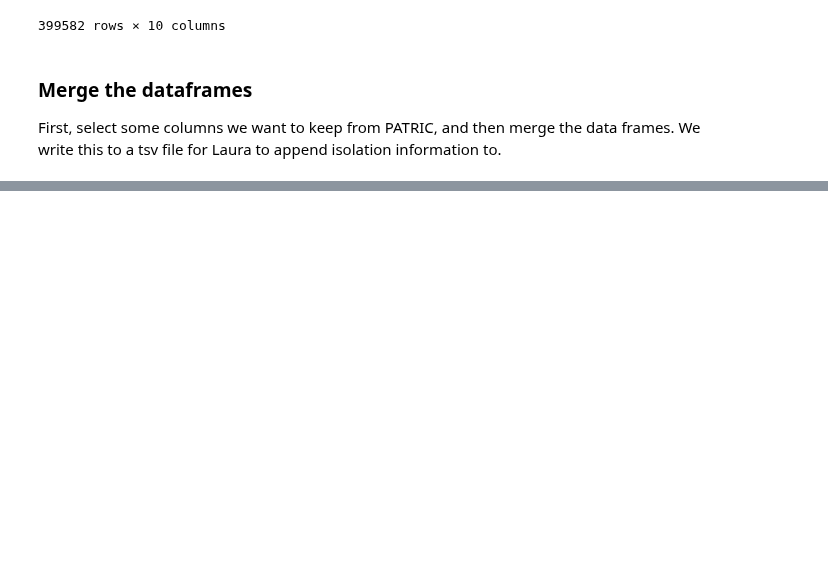
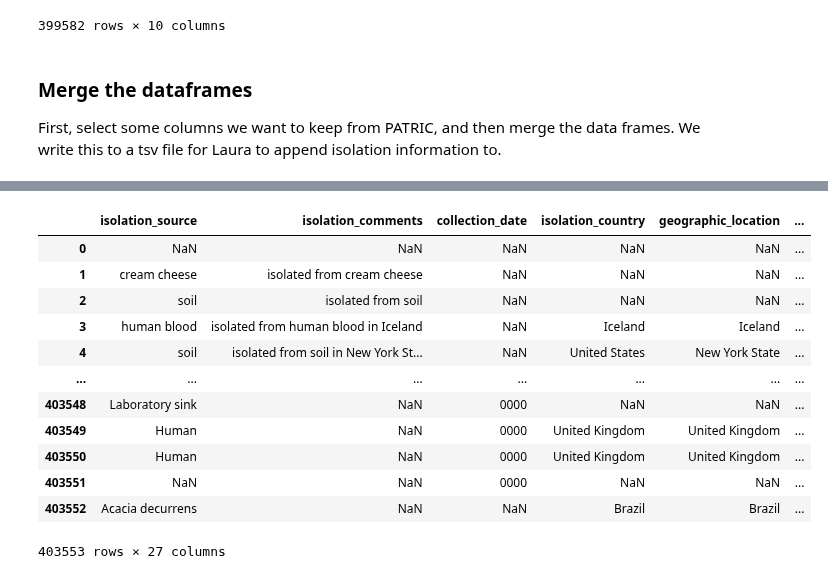
Before and after one commit to linsalrob/PhispyAnalysis, a Jupyter notebook: DataAnalysis/RAST sources.ipynb, the cells around one changed output, grey strips where cells are left out. Saved outputs shown, nothing was run; the diff lists cells and outputs as text; code cells hidden in the pictures; blank space fills up the shorter version.

```diff
--- a/DataAnalysis/RAST sources.ipynb
+++ b/DataAnalysis/RAST sources.ipynb
@@ -111,0 +143,16 @@ phagemeta.to_csv(os.path.join('results', 'example_isolations.tsv'), sep='\t')
+# %%
+phagemeta.iloc[:,2:29]
+# %% [output]
+|  | isolation_source | isolation_comments | collection_date | isolation_country | geographic_location | ... |
+| 0 | NaN | NaN | NaN | NaN | NaN | ... |
+| 1 | cream cheese | isolated from cream cheese | NaN | NaN | NaN | ... |
+| 2 | soil | isolated from soil | NaN | NaN | NaN | ... |
+| 3 | human blood | isolated from human blood in Iceland | NaN | Iceland | Iceland | ... |
+| 4 | soil | isolated from soil in New York St... | NaN | United States | New York State | ... |
+| ... | ... | ... | ... | ... | ... | ... |
+| 403548 | Laboratory sink | NaN | 0000 | NaN | NaN | ... |
+| 403549 | Human | NaN | 0000 | United Kingdom | United Kingdom | ... |
+| 403550 | Human | NaN | 0000 | United Kingdom | United Kingdom | ... |
+| 403551 | NaN | NaN | 0000 | NaN | NaN | ... |
+| 403552 | Acacia decurrens | NaN | NaN | Brazil | Brazil | ... |
+403553 rows × 27 columns
```
Also changed, not shown: parts of 12 cells of this notebook.
